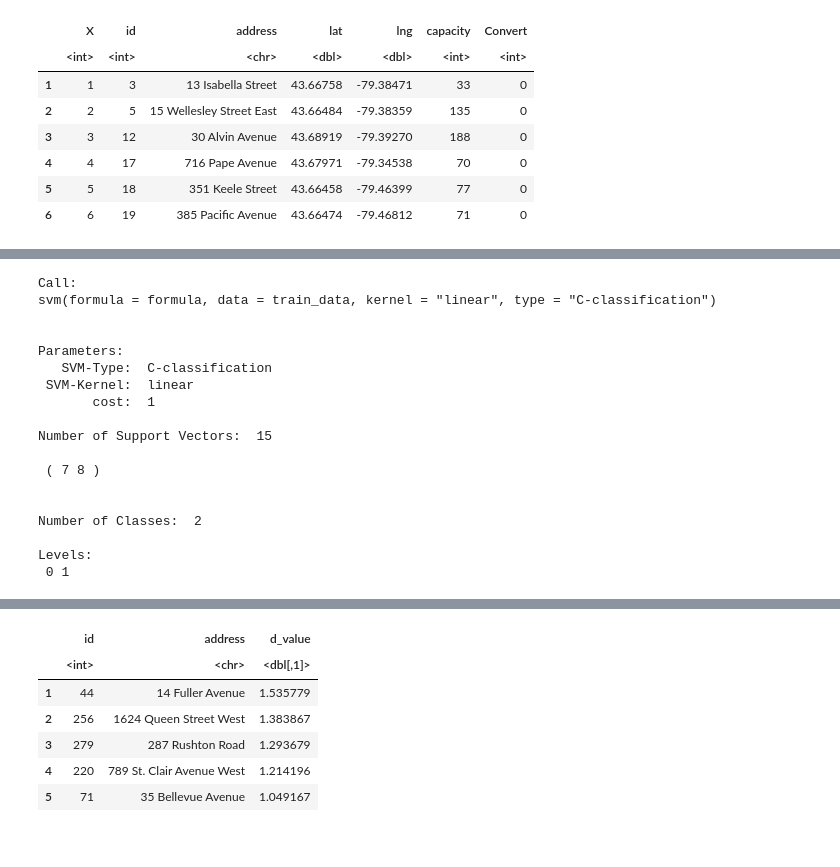
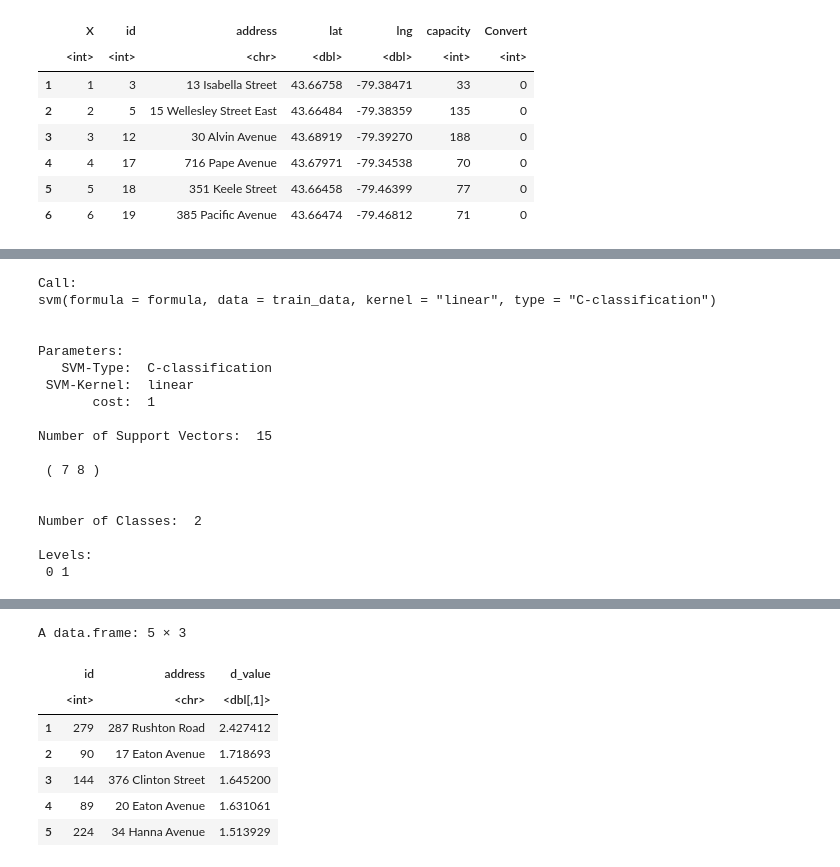
Before and after one commit to aayushi173/EV-Charging-Toronto, a Jupyter notebook: Code/EV Charging.ipynb, the cells around one changed output, grey strips where cells are left out. Saved outputs shown, nothing was run; the diff lists cells and outputs as text; code cells hidden in the pictures.

Commit message:
Integrated latest Biz data. Cleaned the code for readability

```diff
--- a/Code/EV Charging.ipynb
+++ b/Code/EV Charging.ipynb
@@ -1149,7 +739,7 @@ A data.frame: 6 × 12
 # %%
-############################################## METHOD 2 - SVM (With KNN) ##################################################
+############################################## Model - SVM (With KNN) ##################################################
 
-## Train Classification and make prediction:
+## Train Classification Model and make prediction:
 # Split input data into subsets for training and prediction
 # Make SVM model with 'convert' as dependent variable, and select others as independent variable
 # Use decision value to rank the prediction outcome and correlate to the EV conversion priority.
@@ -1157,86 +747,61 @@ A data.frame: 6 × 12
 
 
 set.seed(123)  # for reproducibility
-# 10% for training of non-EV and 9
+#  first split into parking with EV charger, and parking without.
 EV_parking <- filter(parking_data,Convert ==1)
 # head(EV_parking)
 Non_EV_Parking <- filter(parking_data,Convert ==0)
 # head(Non_EV_Parking)
 
-# write.csv(Non_EV_Parking,"../Data/DataProcessing/Non_EV_Parking.csv")
 
-train_indices <- sample(1:nrow(Non_EV_Parking), 0.05 * nrow(Non_EV_Parking))  # 10% of data
+# only use 5% of data (10 parking lots) due to small sample space for parking with EV which is just 9 spots
+train_indices <- sample(1:nrow(Non_EV_Parking), 0.05 * nrow(Non_EV_Parking))
 Non_EV_train_data <- Non_EV_Parking[train_indices, ]
-# test_data <- parking_data[-train_indices, ]
 
+
+# train data is the combination of the 9 lots with EV chargers, and the randomly selected 10 other non-EV lots
+# it uses 2022 measured EV traffic
 train_data <- bind_rows(EV_parking,Non_EV_train_data)
-# write.csv(train_data,"../Data/DataProcessing/train_data.csv")
+
+
+# predict data is only non-EV lots but with forecasted 2024 EV traffic
 
 predict_data <- parking_data %>%
-mutate(traffic_volume = TS_Output_df$EV_nearbyTraffic_2024) %>%
+mutate(traffic_volume = TS_Output_df$EV_nearbyTraffic_2024) %>% # add 2024 forecasted data for prediction
 filter(Convert == 0)
 
-# write.csv(predict_data,"../Data/DataProcessing/predict_data.csv")
-
-
-# # Create a formula including predictor columns ( no simulated data)
+# # Create a formula including predictor columns, distance + traffic_volume + capacity + n_customers + time_spent
 formula <- as.formula("Convert ~ distance + traffic_volume + capacity + n_customers + time_spent")
 
-# with simulated data
-# formula <- as.formula("Convert ~ distance + traffic_volume + ")
-
-# Create the SVM model with the formula
-# svm_model <- svm(formula, data = parking_data, kernel = "linear")
+# Create the SVM model with the formula, specifiy that it's a classification model.
 
 svm_model <- svm(formula, data = train_data, kernel = "linear", type = "C-classification")
 
 summary(svm_model)
-
+coef(svm_model)
 pred = predict(svm_model, newdata = train_data)
-
+# make the prediction using train data and check accuracy
 pred_table = table( pred, train_data$Convert)
 pred_table
 sprintf("SVM Model prediction accuracy is %.2f %%",(pred_table[1,1]+pred_table[2,2])/sum(pred_table) *100)
-# x = select(train_data,one_of(c("distance","traffic_volume","capacity")))
-# y = select(train_data,"Convert")
 
-
-
-# pred <- predict(svm_model, x, decision.values = TRUE)
-# d_values <- attr(pred, "decision.values")[,]
-
-
-# write.csv(d_values,"../Data/DataProcessing/d_values.csv")
-
-
-
-# # Get the coefficients (weights) of the model
-# weights <- coef(svm_model)
-# weights
-# # Coefficients from the SVM model
-# coefficients <- coef(svm_model)[-1]  # Exclude the intercept
-
-# # Select the columns for which to calculate the score
-# cols <- c("distance",  "traffic_volume","capacity")
-
-# # Calculate the score for each row
-# parking_data$score <- rowSums(parking_data[cols] * coefficients)
-
-# # Sort the rows in descending order according to the score
+# make prediction using predict data and record the decision values. Which will be used to rank the parking lots
+# with EV conversion priority. Highest decision values indicating highest priority.
 
 pred_outcome_svm = predict(svm_model, newdata = predict_data, decision.values = TRUE )
 sorted_result <- predict_data
 sorted_result$pred_outcome_svm = pred_outcome_svm
 sorted_result$d_value = attributes(pred_outcome_svm)$decision.values
-# sorted_result <- predict_data %>%
-#   mutate(pred_outcome_svm = predict(svm_model, newdata = ., decision.values = TRUE )) #%>%
-#   mutate(Pred_D_value = attr(predict(svm_model, newdata = ., decision.values = TRUE ),decision.values))
+
 sorted_result<- sorted_result %>%
     arrange(desc(d_value)) %>%
     select(id,address, d_value)
 
 # View the sorted result (Top  parking locations)
+print("The Top 5 Parking Lots that should be converted with EV chargers are as follows:")
 head(sorted_result,5)
+
+sprintf("In total %d parking lots have been identified should be converted with EV chargers in 2024",nrow(filter(sorted_result,pred_outcome_svm==1)))
 
 #save sorted_result as a csv for future ease of use
 write.csv(sorted_result,"../Data/DataProcessing/sorted_result.csv")
@@ -1267,7 +836,8 @@ A data.frame: 5 × 3
+A data.frame: 5 × 3
 |  | id | address | d_value |
 |  | <int> | <chr> | <dbl[,1]> |
-| 1 | 44 | 14 Fuller Avenue | 1.535779 |
-| 2 | 256 | 1624 Queen Street West | 1.383867 |
-| 3 | 279 | 287 Rushton Road | 1.293679 |
-| 4 | 220 | 789 St. Clair Avenue West | 1.214196 |
-| 5 | 71 | 35 Bellevue Avenue | 1.049167 |
+| 1 | 279 | 287 Rushton Road | 2.427412 |
+| 2 | 90 | 17 Eaton Avenue | 1.718693 |
+| 3 | 144 | 376 Clinton Street | 1.645200 |
+| 4 | 89 | 20 Eaton Avenue | 1.631061 |
+| 5 | 224 | 34 Hanna Avenue | 1.513929 |
```
Also changed, not shown: parts of 8 cells of this notebook, 5 other files.
